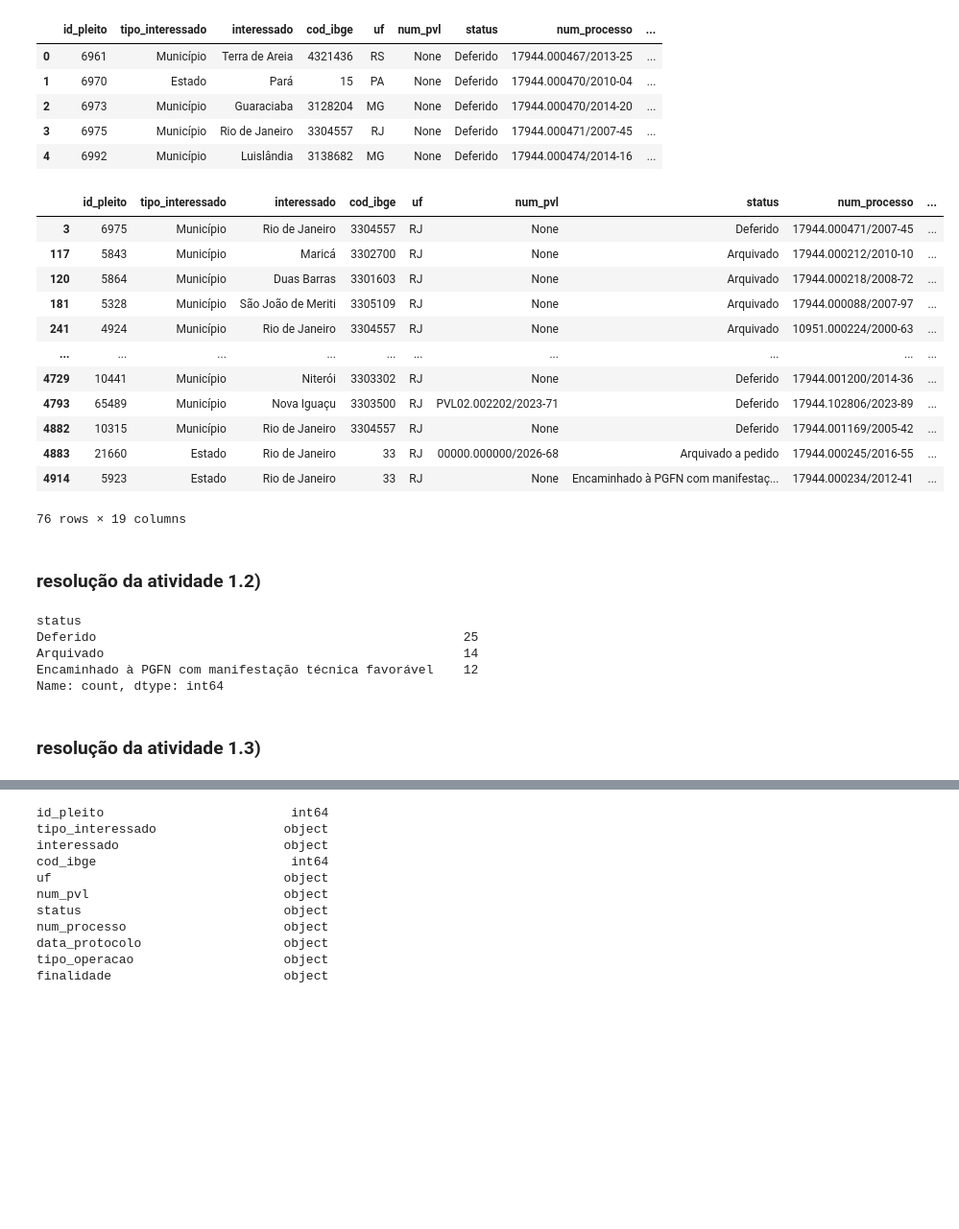
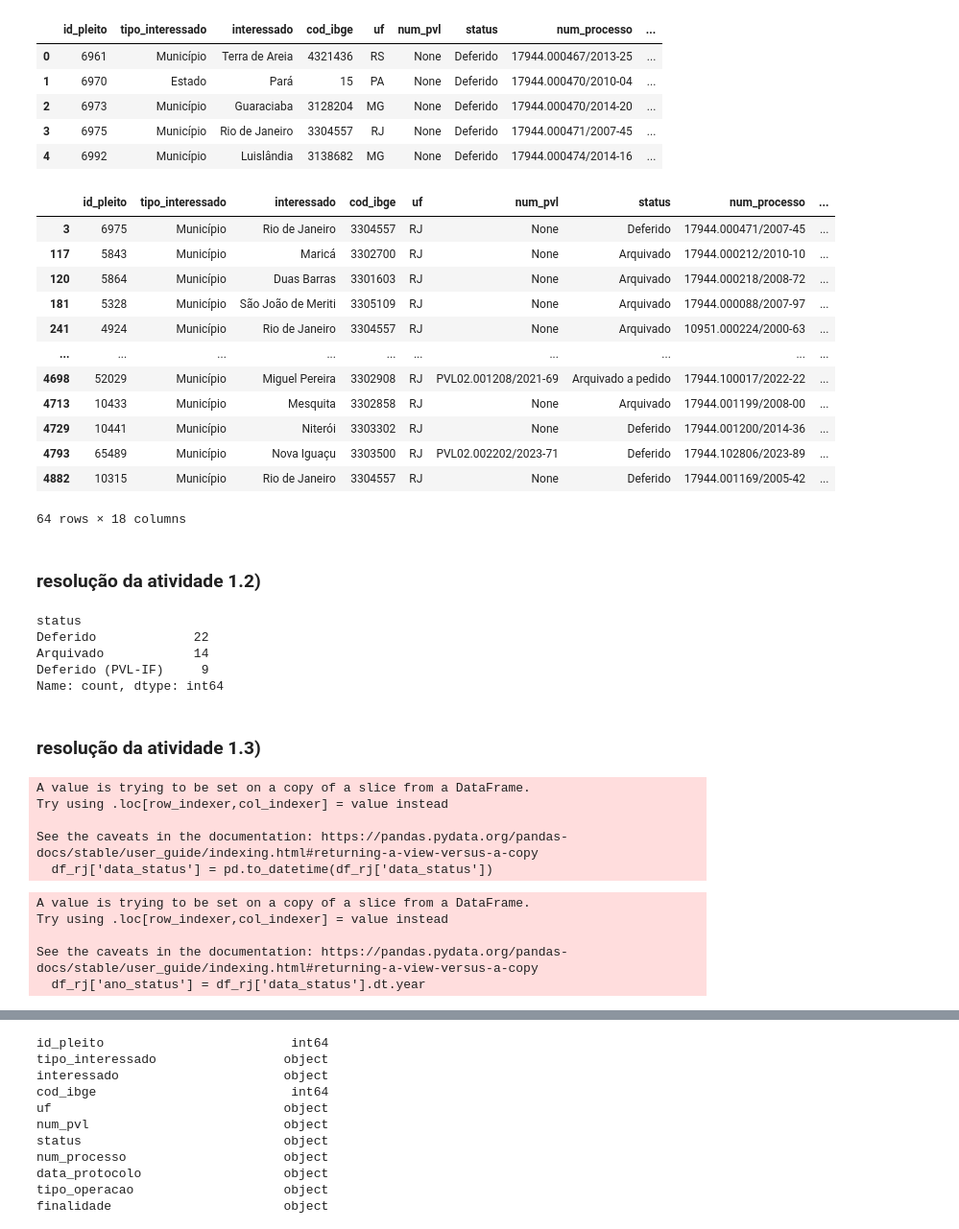
Before and after one commit to NZ-247/Ebac_Exercices, a Jupyter notebook: Module_17/Aulas 6 à 8/Tasks/Mod04 Tarefa aulas 06 a 08.ipynb, the cells around one changed output, grey strips where cells are left out. Shown at 96% size. Cells and saved outputs as stored; diff of their text form; code cells hidden in the pictures; blank space fills up the shorter version.

```diff
--- a/Module_17/Aulas 6 à 8/Tasks/Mod04 Tarefa aulas 06 a 08.ipynb
+++ b/Module_17/Aulas 6 à 8/Tasks/Mod04 Tarefa aulas 06 a 08.ipynb
@@ -43,38 +43,50 @@ df.head()
 | 3 | 6975 | Município | Rio de Janeiro | 3304557 | RJ | None | Deferido | 17944.000471/2007-45 | ... |
 | 4 | 6992 | Município | Luislândia | 3138682 | MG | None | Deferido | 17944.000474/2014-16 | ... |
 # %%
-df_rj = df[df['uf'] == 'RJ']
+df_rj = df[(df['uf'] == 'RJ') & (df['tipo_interessado'] == 'Município')]
 df_rj
 # %% [output]
 |  | id_pleito | tipo_interessado | interessado | cod_ibge | uf | num_pvl | status | num_processo | ... |
 | 3 | 6975 | Município | Rio de Janeiro | 3304557 | RJ | None | Deferido | 17944.000471/2007-45 | ... |
 | 117 | 5843 | Município | Maricá | 3302700 | RJ | None | Arquivado | 17944.000212/2010-10 | ... |
 | 120 | 5864 | Município | Duas Barras | 3301603 | RJ | None | Arquivado | 17944.000218/2008-72 | ... |
 | 181 | 5328 | Município | São João de Meriti | 3305109 | RJ | None | Arquivado | 17944.000088/2007-97 | ... |
 | 241 | 4924 | Município | Rio de Janeiro | 3304557 | RJ | None | Arquivado | 10951.000224/2000-63 | ... |
 | ... | ... | ... | ... | ... | ... | ... | ... | ... | ... |
+| 4698 | 52029 | Município | Miguel Pereira | 3302908 | RJ | PVL02.001208/2021-69 | Arquivado a pedido | 17944.100017/2022-22 | ... |
+| 4713 | 10433 | Município | Mesquita | 3302858 | RJ | None | Arquivado | 17944.001199/2008-00 | ... |
 | 4729 | 10441 | Município | Niterói | 3303302 | RJ | None | Deferido | 17944.001200/2014-36 | ... |
 | 4793 | 65489 | Município | Nova Iguaçu | 3303500 | RJ | PVL02.002202/2023-71 | Deferido | 17944.102806/2023-89 | ... |
 | 4882 | 10315 | Município | Rio de Janeiro | 3304557 | RJ | None | Deferido | 17944.001169/2005-42 | ... |
-| 4883 | 21660 | Estado | Rio de Janeiro | 33 | RJ | 00000.000000/2026-68 | Arquivado a pedido | 17944.000245/2016-55 | ... |
-| 4914 | 5923 | Estado | Rio de Janeiro | 33 | RJ | None | Encaminhado à PGFN com manifestaç... | 17944.000234/2012-41 | ... |
-76 rows × 19 columns
+64 rows × 18 columns
 # %% [markdown]
 ### resolução da atividade 1.2)
 # %%
 df_rj['status'].value_counts()[:3]
 # %% [output]
 status
-Deferido                                                 25
-Arquivado                                                14
-Encaminhado à PGFN com manifestação técnica favorável    12
+Deferido             22
+Arquivado            14
+Deferido (PVL-IF)     9
 Name: count, dtype: int64
 # %% [markdown]
 ### resolução da atividade 1.3)
 # %%
 df_rj['data_status'] = pd.to_datetime(df_rj['data_status'])
+# %% [output]
+A value is trying to be set on a copy of a slice from a DataFrame.
+Try using .loc[row_indexer,col_indexer] = value instead
+
+See the caveats in the documentation: https://pandas.pydata.org/pandas-docs/stable/user_guide/indexing.html#returning-a-view-versus-a-copy
+  df_rj['data_status'] = pd.to_datetime(df_rj['data_status'])
 # %%
 df_rj['ano_status'] = df_rj['data_status'].dt.year
+# %% [output]
+A value is trying to be set on a copy of a slice from a DataFrame.
+Try using .loc[row_indexer,col_indexer] = value instead
+
+See the caveats in the documentation: https://pandas.pydata.org/pandas-docs/stable/user_guide/indexing.html#returning-a-view-versus-a-copy
+  df_rj['ano_status'] = df_rj['data_status'].dt.year
 # %%
 df_rj['ano_status']
 # %% [output]
```
Also changed, not shown: parts of 3 cells of this notebook.
